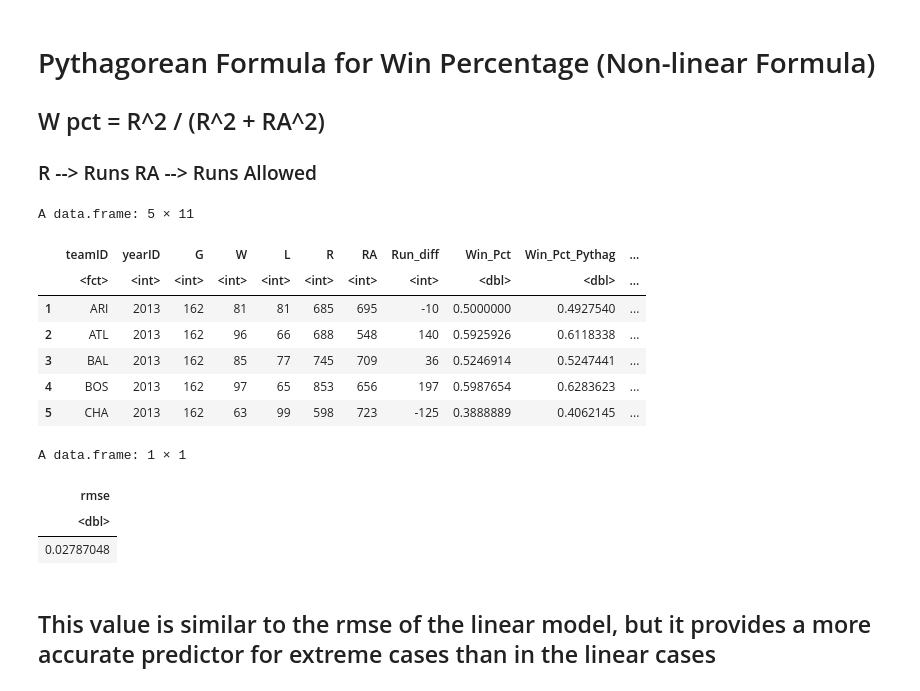
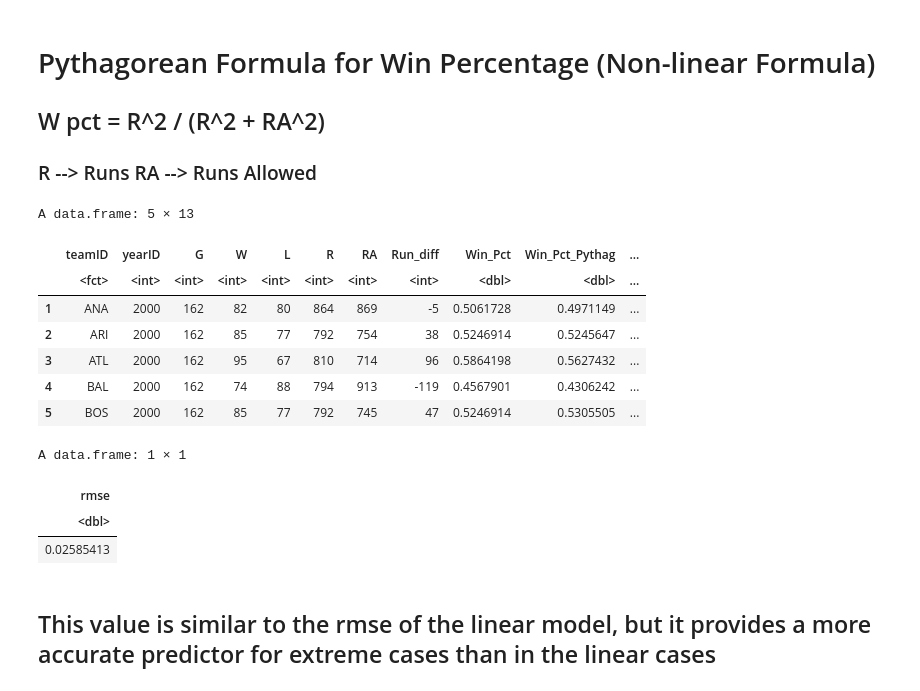
Before and after one commit to jwolfe972/baseball_related, a Jupyter notebook: analyzing_baseball_data_w_r/Relationship_Runs_to_Wins.ipynb, the cells around one changed output. Cells and saved outputs as stored; diff of their text form; code cells hidden in the pictures.

```diff
--- a/analyzing_baseball_data_w_r/Relationship_Runs_to_Wins.ipynb
+++ b/analyzing_baseball_data_w_r/Relationship_Runs_to_Wins.ipynb
@@ -174,29 +164,29 @@ A tibble: 1 × 7
 ## W pct = R^2 / (R^2 + RA^2)
 ### R --> Runs RA --> Runs Allowed
 # %%
-Teams_2013_beyond %>%
-mutate(Win_Pct_Pythag = R^2 / (RA^2+ R^2)) -> Teams_2013_beyond -> Teams_2013_beyond
+Teams_2000_beyond %>%
+mutate(Win_Pct_Pythag = R^2 / (RA^2+ R^2)) -> Teams_2000_beyond
 
 
-Teams_2013_beyond %>%
-  mutate(residuals_pythag = Win_Pct_Pythag - Win_Pct) -> Teams_2013_beyond
+Teams_2000_beyond %>%
+  mutate(residuals_pythag = Win_Pct - Win_Pct_Pythag) -> Teams_2000_beyond
 
 
-head(Teams_2013_beyond,5)
+head(Teams_2000_beyond,5)
 # %% [output]
-A data.frame: 5 × 11
+A data.frame: 5 × 13
 |  | teamID | yearID | G | W | L | R | RA | Run_diff | Win_Pct | Win_Pct_Pythag | ... |
 |  | <fct> | <int> | <int> | <int> | <int> | <int> | <int> | <int> | <dbl> | <dbl> | ... |
-| 1 | ARI | 2013 | 162 | 81 | 81 | 685 | 695 | -10 | 0.5000000 | 0.4927540 | ... |
-| 2 | ATL | 2013 | 162 | 96 | 66 | 688 | 548 | 140 | 0.5925926 | 0.6118338 | ... |
-| 3 | BAL | 2013 | 162 | 85 | 77 | 745 | 709 | 36 | 0.5246914 | 0.5247441 | ... |
-| 4 | BOS | 2013 | 162 | 97 | 65 | 853 | 656 | 197 | 0.5987654 | 0.6283623 | ... |
-| 5 | CHA | 2013 | 162 | 63 | 99 | 598 | 723 | -125 | 0.3888889 | 0.4062145 | ... |
+| 1 | ANA | 2000 | 162 | 82 | 80 | 864 | 869 | -5 | 0.5061728 | 0.4971149 | ... |
+| 2 | ARI | 2000 | 162 | 85 | 77 | 792 | 754 | 38 | 0.5246914 | 0.5245647 | ... |
+| 3 | ATL | 2000 | 162 | 95 | 67 | 810 | 714 | 96 | 0.5864198 | 0.5627432 | ... |
+| 4 | BAL | 2000 | 162 | 74 | 88 | 794 | 913 | -119 | 0.4567901 | 0.4306242 | ... |
+| 5 | BOS | 2000 | 162 | 85 | 77 | 792 | 745 | 47 | 0.5246914 | 0.5305505 | ... |
 # %%
 
 
 
-Teams_2013_beyond %>%
+Teams_2000_beyond %>%
   summarize(
     rmse = sqrt(mean(residuals_pythag^2))
   ) -> pythag_summary
@@ -207,7 +197,7 @@ pythag_summary
 A data.frame: 1 × 1
 | rmse |
 | <dbl> |
-| 0.02787048 |
+| 0.02585413 |
 # %% [markdown]
 ## This value is similar to the rmse of the linear model, but it provides a more accurate predictor  for extreme cases than in the linear cases
 # %% [markdown]
```
Also changed, not shown: parts of 22 cells of this notebook, 2 other files.
